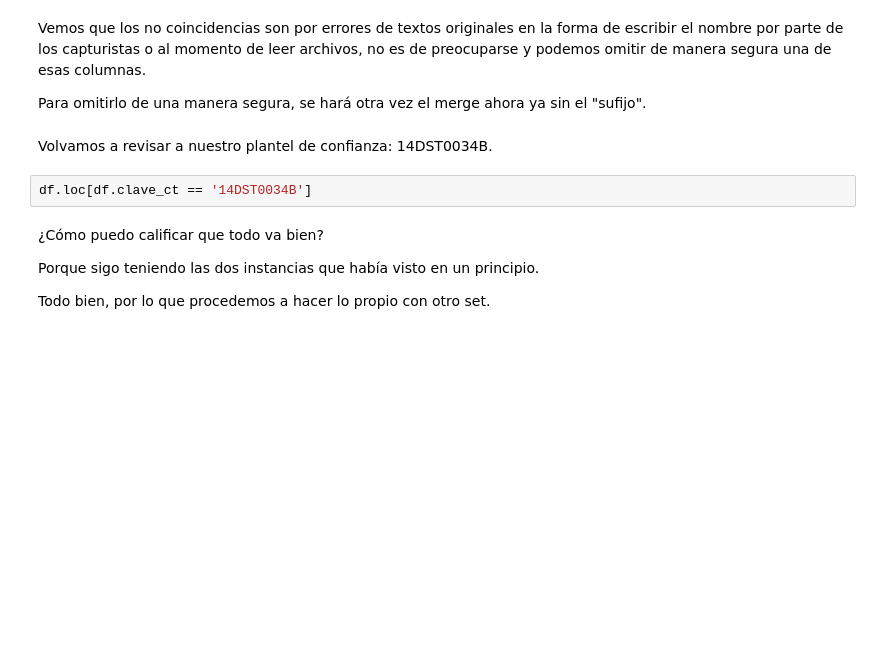
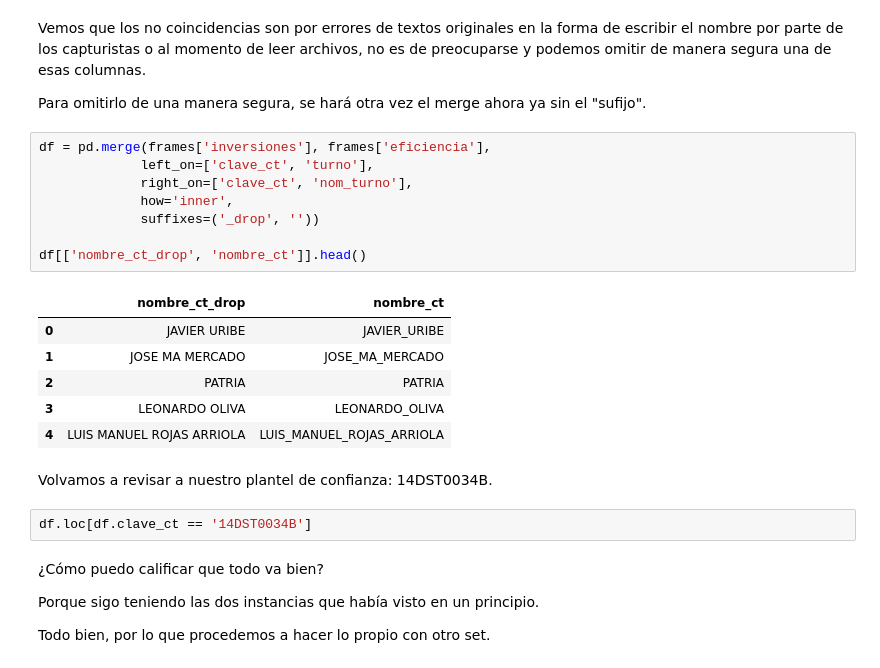
Before and after one commit to bielng/Data-Lab, a Jupyter notebook: clase_5,0_202205 (1).ipynb, the cells around one changed output. Saved outputs shown, nothing was run; the diff lists cells and outputs as text; blank space fills up the shorter version.

```diff
--- a/clase_5,0_202205 (1).ipynb
+++ b/clase_5,0_202205 (1).ipynb
@@ -186,6 +202,21 @@ col = 'nivel'
 Vemos que los no coincidencias son por errores de textos originales en la forma de escribir el nombre por parte de los capturistas o al momento de leer archivos, no es de preocuparse y podemos omitir de manera segura una de esas columnas.
 
 Para omitirlo de una manera segura, se hará otra vez el merge ahora ya sin el "sufijo".
+# %%
+df = pd.merge(frames['inversiones'], frames['eficiencia'],
+             left_on=['clave_ct', 'turno'],
+             right_on=['clave_ct', 'nom_turno'],
+             how='inner',
+             suffixes=('_drop', ''))
+
+df[['nombre_ct_drop', 'nombre_ct']].head()
+# %% [output]
+|  | nombre_ct_drop | nombre_ct |
+| 0 | JAVIER URIBE | JAVIER_URIBE |
+| 1 | JOSE MA MERCADO | JOSE_MA_MERCADO |
+| 2 | PATRIA | PATRIA |
+| 3 | LEONARDO OLIVA | LEONARDO_OLIVA |
+| 4 | LUIS MANUEL ROJAS ARRIOLA | LUIS_MANUEL_ROJAS_ARRIOLA |
 # %% [markdown]
 Volvamos a revisar a nuestro plantel de confianza: 14DST0034B.
 # %%
```
Also changed, not shown: parts of 4 cells of this notebook.
